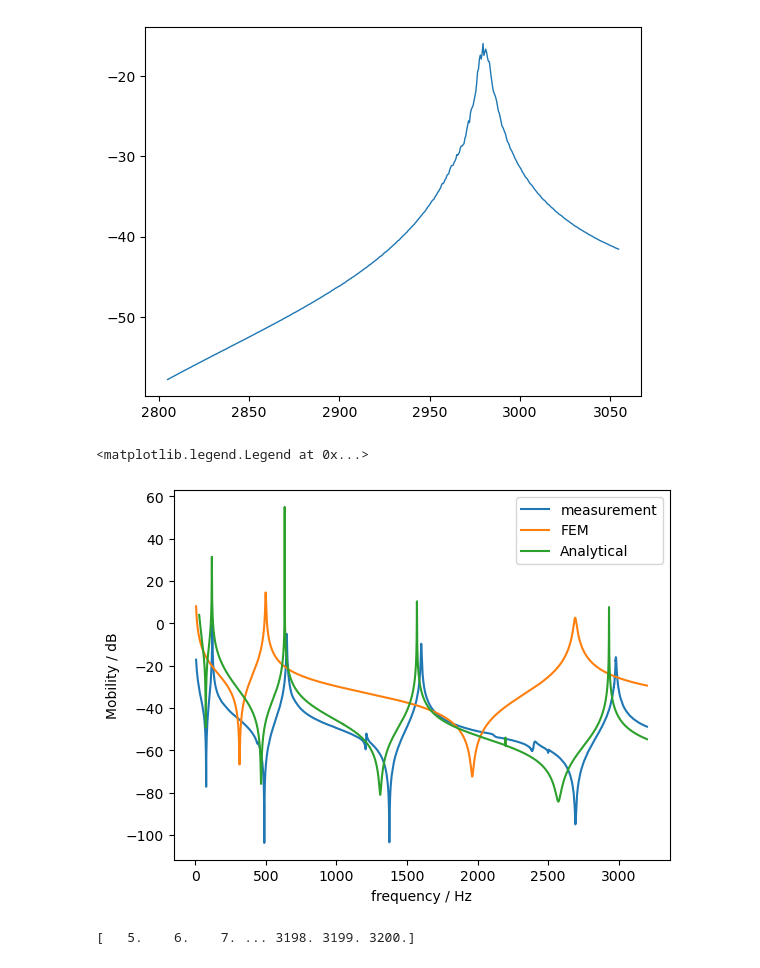
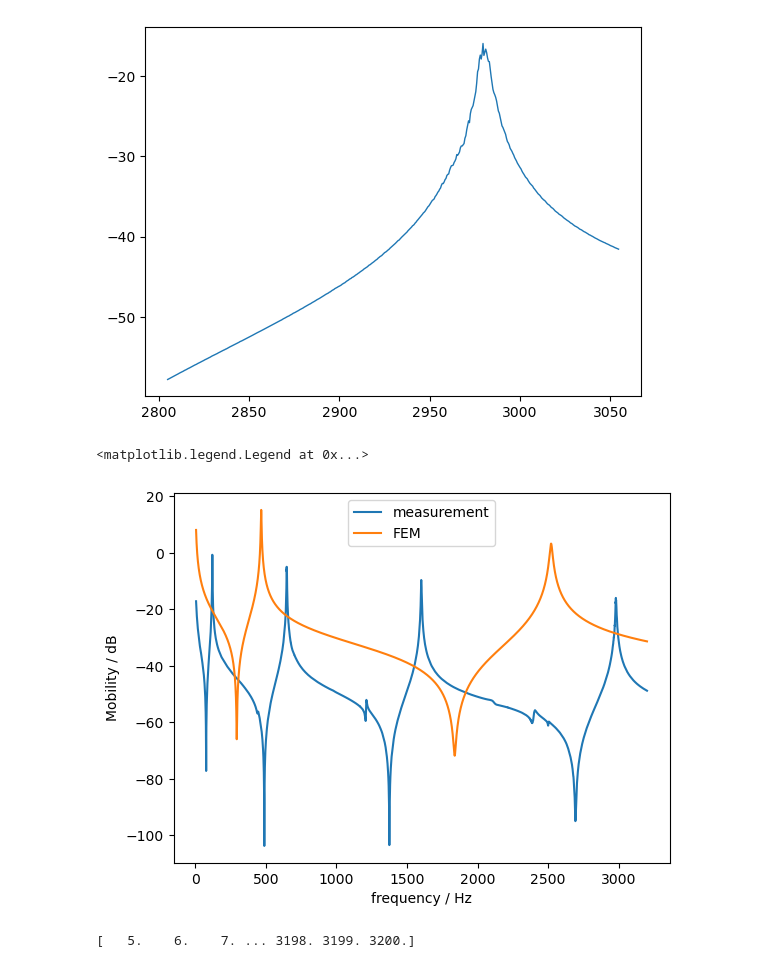
Before and after one commit to taboleiro/BayesianVibrationsModeling, a Jupyter notebook: notebooks/BEMD.ipynb, the cells around one changed output. Cells and saved outputs as stored; diff of their text form; code cells hidden in the pictures.

```diff
--- a/notebooks/BEMD.ipynb
+++ b/notebooks/BEMD.ipynb
@@ -126,32 +134,32 @@ Name: freq, dtype: float64
 [<matplotlib.lines.Line2D at 0x...>]
 [figure]
 # %%
-data = pd.read_csv("./Data/bend/centerFreqResponse.csv")[10:]
+data = pd.read_csv("../Data/bend/centerFreqResponse.csv")[10:]
 data["mobility"] = data["force"] + 1j*data["velocity"]
 #plt.semilogx(data["freq"], 20*np.log10(abs(data["mobility"])), label="measurement")
 norm_exp = abs(data["mobility"])
 #norm_exp = (norm_exp - norm_exp.mean()) / norm_exp.std()
 
 
 Y_theo = mobilityFunc(beam["E"], data["freq"], beam)
-Y_pred = mobilityFunc(0.993*10e10,  data["freq"], beam, rho = 873)
+Y_pred = mobilityFunc(144787237048.149,  data["freq"], beam, rho = 1435.585)
 Y_pred_eta = mobilityFunc(0.993*10e10, data["freq"], beam, eta = 0.01)
-Y_FEM = mobilityFunc(1.14*10e10, data["freq"], beam, rho=0.61*873)
+Y_FEM = mobilityFunc(1*10e10, data["freq"], beam, rho=0.61*873)
 
 #norm_Y = (norm_Y - norm_Y.mean()) / norm_Y.std()
 plt.plot(data["freq"], 20*np.log10(norm_exp), label="measurement", )
 #plt.semilogx(data["freq"], 20*np.log10(Y), label="E=10e10")
 #plt.plot(data["freq"], 20*np.log10(Y), label="E=10e10")
 plt.plot(data["freq"], 20*np.log10(Y_FEM), label="FEM")
-plt.plot(FEMfreq, 20*np.log10(FEMmob), label="Analytical")
+#plt.plot(FEMfreq, 20*np.log10(FEMmob), label="Analytical")
 #plt.plot(data["freq"], 20*np.log10(Y_pred_eta), label="E+eta")
 #plt.xlim([0, ·000])
 plt.xlabel("frequency / Hz")
 plt.ylabel("Mobility / dB")
 plt.legend()
 # %% [output]
 <matplotlib.legend.Legend at 0x...>
-[figure, old version]
+[figure, new version]
 # %%
 freq = data["freq"][::2].values
 print(freq)
```
Also changed, not shown: parts of 12 cells of this notebook, 30 other files.
